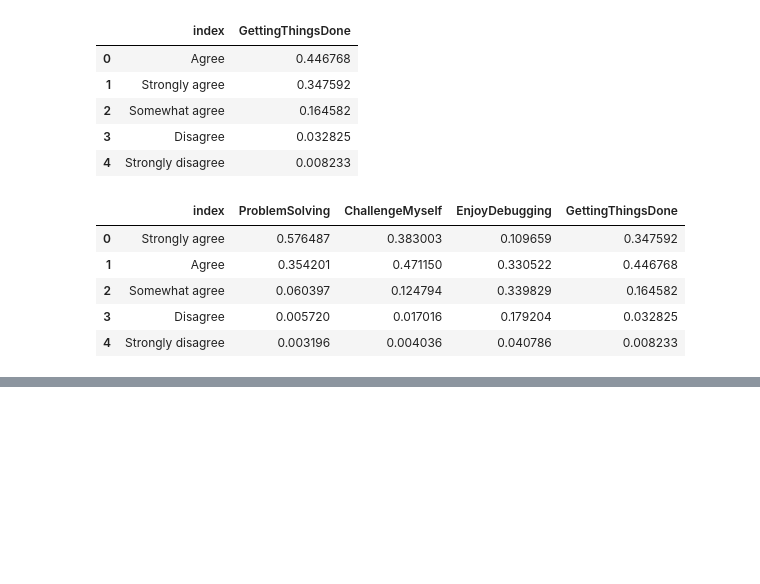
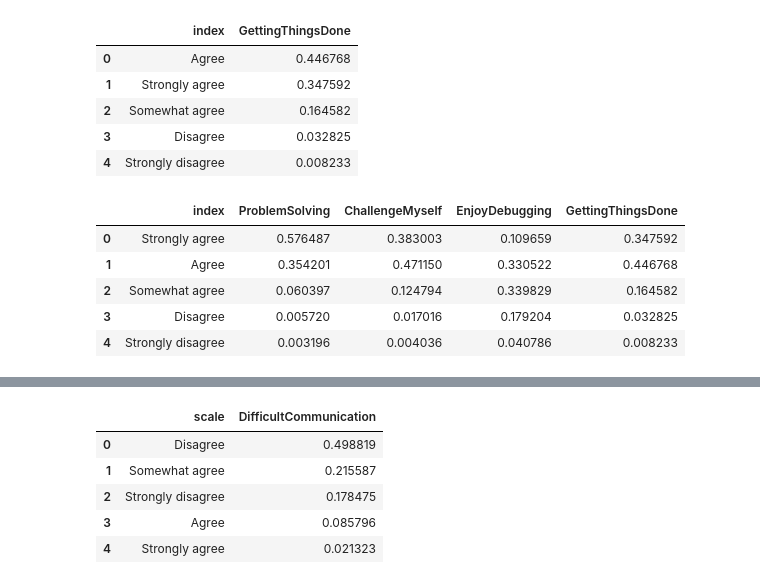
Before and after one commit to rafael-roldao/udct_p1_stackoverflow, a Jupyter notebook: 2017 Stackoverflow Survey Analysis.ipynb, the cells around one changed output, grey strips where cells are left out. Drawn from its saved outputs; the diff is of its cells as text; code cells hidden in the pictures; blank space fills up the shorter version.

```diff
--- a/2017 Stackoverflow Survey Analysis.ipynb
+++ b/2017 Stackoverflow Survey Analysis.ipynb
@@ -282,0 +298,11 @@ Name: LearningNewTech, dtype: float64
+# %%
+com_diff = df_answ.iloc[:,106].value_counts() / df_answ.iloc[:,106].count()
+com_diff = pd.DataFrame(com_diff).reset_index().rename(columns={'index': 'scale'})
+com_diff
+# %% [output]
+|  | scale | DifficultCommunication |
+| 0 | Disagree | 0.498819 |
+| 1 | Somewhat agree | 0.215587 |
+| 2 | Strongly disagree | 0.178475 |
+| 3 | Agree | 0.085796 |
+| 4 | Strongly agree | 0.021323 |
```
Also changed, not shown: parts of 14 cells of this notebook.
